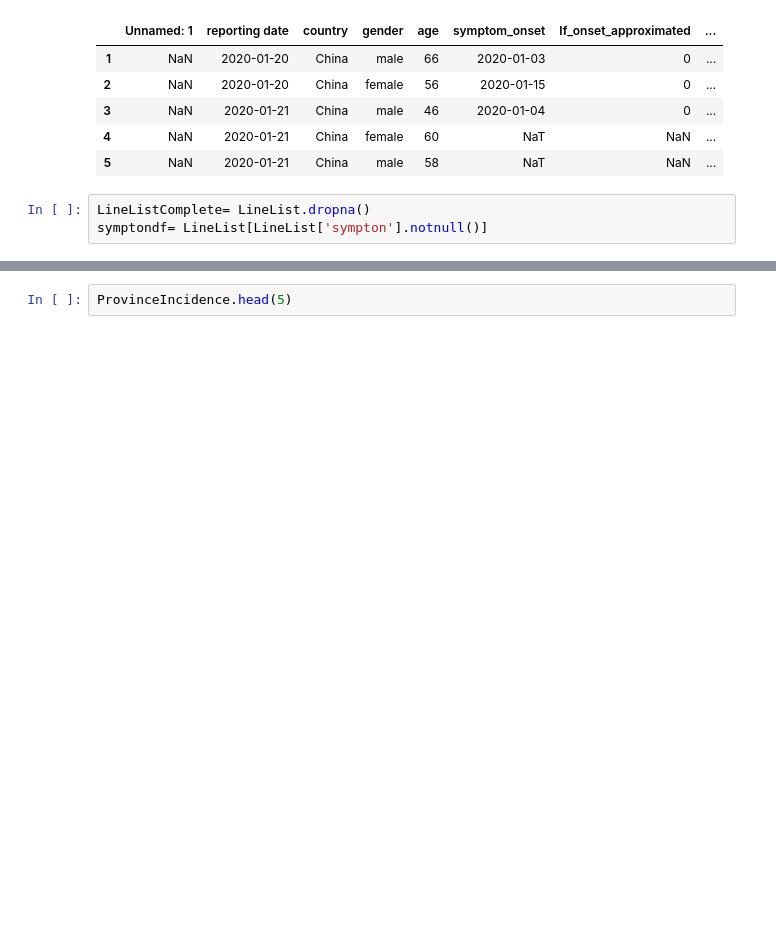
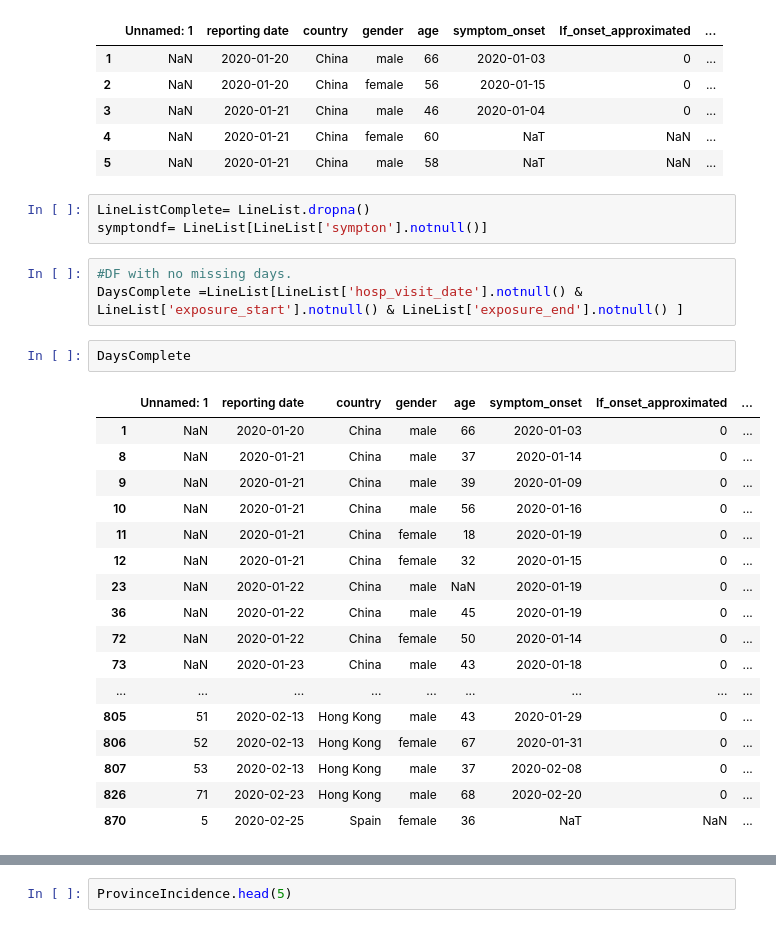
Before and after one commit to ricardojguzman/DSPractice, a Jupyter notebook: Datasets/CoronaVirus/DXY.CN/CoronaDXY.ipynb, the cells around one changed output, grey strips where cells are left out. Cells and saved outputs as stored; diff of their text form; blank space fills up the shorter version.

Commit message:
Created DF with no missing dates and compared the dates differences.

```diff
--- a/Datasets/CoronaVirus/DXY.CN/CoronaDXY.ipynb
+++ b/Datasets/CoronaVirus/DXY.CN/CoronaDXY.ipynb
@@ -162,6 +162,29 @@ LineList.head(5)
 # %%
 LineListComplete= LineList.dropna()
 symptondf= LineList[LineList['sympton'].notnull()]
+# %%
+#DF with no missing days.
+DaysComplete =LineList[LineList['hosp_visit_date'].notnull() & LineList['exposure_start'].notnull() & LineList['exposure_end'].notnull() ]
+# %%
+DaysComplete
+# %% [output]
+|  | Unnamed: 1 | reporting date | country | gender | age | symptom_onset | If_onset_approximated | ... |
+| 1 | NaN | 2020-01-20 | China | male | 66 | 2020-01-03 | 0 | ... |
+| 8 | NaN | 2020-01-21 | China | male | 37 | 2020-01-14 | 0 | ... |
+| 9 | NaN | 2020-01-21 | China | male | 39 | 2020-01-09 | 0 | ... |
+| 10 | NaN | 2020-01-21 | China | male | 56 | 2020-01-16 | 0 | ... |
+| 11 | NaN | 2020-01-21 | China | female | 18 | 2020-01-19 | 0 | ... |
+| 12 | NaN | 2020-01-21 | China | female | 32 | 2020-01-15 | 0 | ... |
+| 23 | NaN | 2020-01-22 | China | male | NaN | 2020-01-19 | 0 | ... |
+| 36 | NaN | 2020-01-22 | China | male | 45 | 2020-01-19 | 0 | ... |
+| 72 | NaN | 2020-01-22 | China | female | 50 | 2020-01-14 | 0 | ... |
+| 73 | NaN | 2020-01-23 | China | male | 43 | 2020-01-18 | 0 | ... |
+| ... | ... | ... | ... | ... | ... | ... | ... | ... |
+| 805 | 51 | 2020-02-13 | Hong Kong | male | 43 | 2020-01-29 | 0 | ... |
+| 806 | 52 | 2020-02-13 | Hong Kong | female | 67 | 2020-01-31 | 0 | ... |
+| 807 | 53 | 2020-02-13 | Hong Kong | male | 37 | 2020-02-08 | 0 | ... |
+| 826 | 71 | 2020-02-23 | Hong Kong | male | 68 | 2020-02-20 | 0 | ... |
+| 870 | 5 | 2020-02-25 | Spain | female | 36 | NaT | NaN | ... |
 # %%
 #Data Frame to use
 symptondf
```
Also changed, not shown: parts of 21 cells of this notebook.
